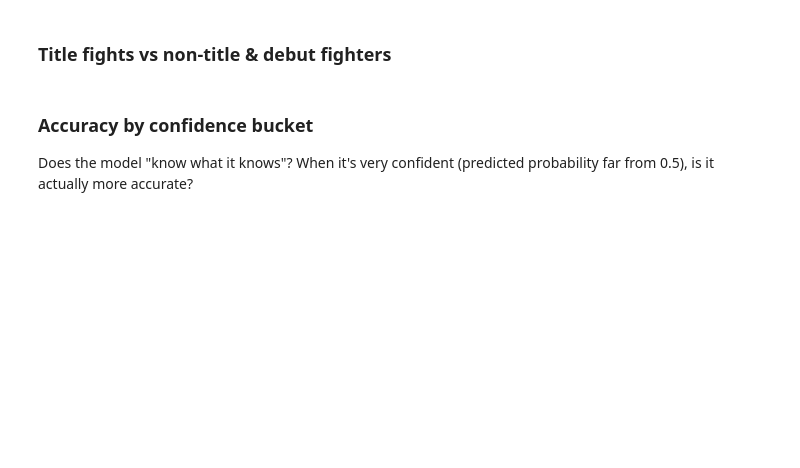
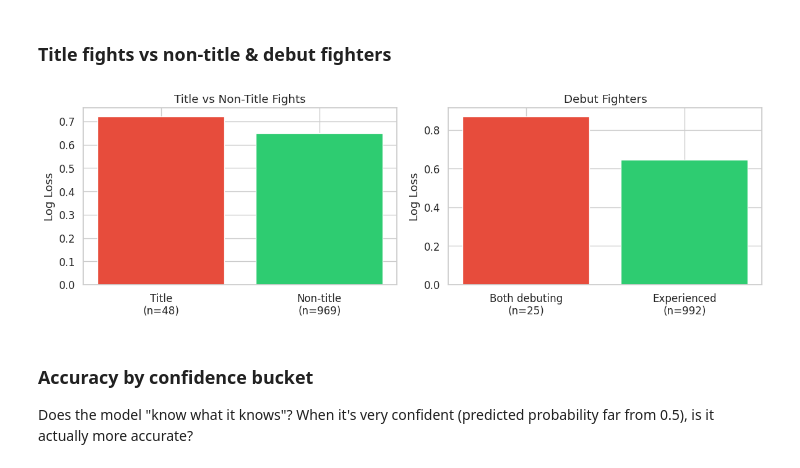
Before and after one commit to wlodzimierrr/ufc-predictor, a Jupyter notebook: notebooks/02_model_comparison.ipynb, the cells around one changed output. Saved outputs shown, nothing was run; the diff lists cells and outputs as text; code cells hidden in the pictures; blank space fills up the shorter version.

```diff
--- a/notebooks/02_model_comparison.ipynb
+++ b/notebooks/02_model_comparison.ipynb
@@ -301,34 +381,36 @@ if "LightGBM" in predictions:
             accs.append(m["accuracy"])
             losses.append(m["log_loss"])
             counts.append(mask.sum())
 
     x = range(len(names))
     ax.bar(x, losses, color=["#e74c3c", "#2ecc71"])
     ax.set_xticks(x)
     ax.set_xticklabels(names)
     ax.set_ylabel("Log Loss")
     ax.set_title("Title vs Non-Title Fights")
 
     # Debut fighters
     ax = axes[1]
     both_debut = (test["both_debuting"] == 1).values
-    neither = (~both_debut).values
+    neither = ~both_debut
     segments = {"Both debuting": both_debut, "Experienced": neither}
     names, losses = [], []
     for name, mask in segments.items():
         if mask.sum() >= 5:
             m = compute_metrics(y_test[mask], y_prob_lgbm[mask])
             names.append(f"{name}\n(n={mask.sum()})")
             losses.append(m["log_loss"])
 
     ax.bar(range(len(names)), losses, color=["#e74c3c", "#2ecc71"])
     ax.set_xticks(range(len(names)))
     ax.set_xticklabels(names)
     ax.set_ylabel("Log Loss")
     ax.set_title("Debut Fighters")
 
     plt.tight_layout()
     plt.show()
+# %% [output]
+[figure, added]
 # %% [markdown]
 ### Accuracy by confidence bucket
 
```
Also changed, not shown: parts of 12 cells of this notebook, 8 other files.
